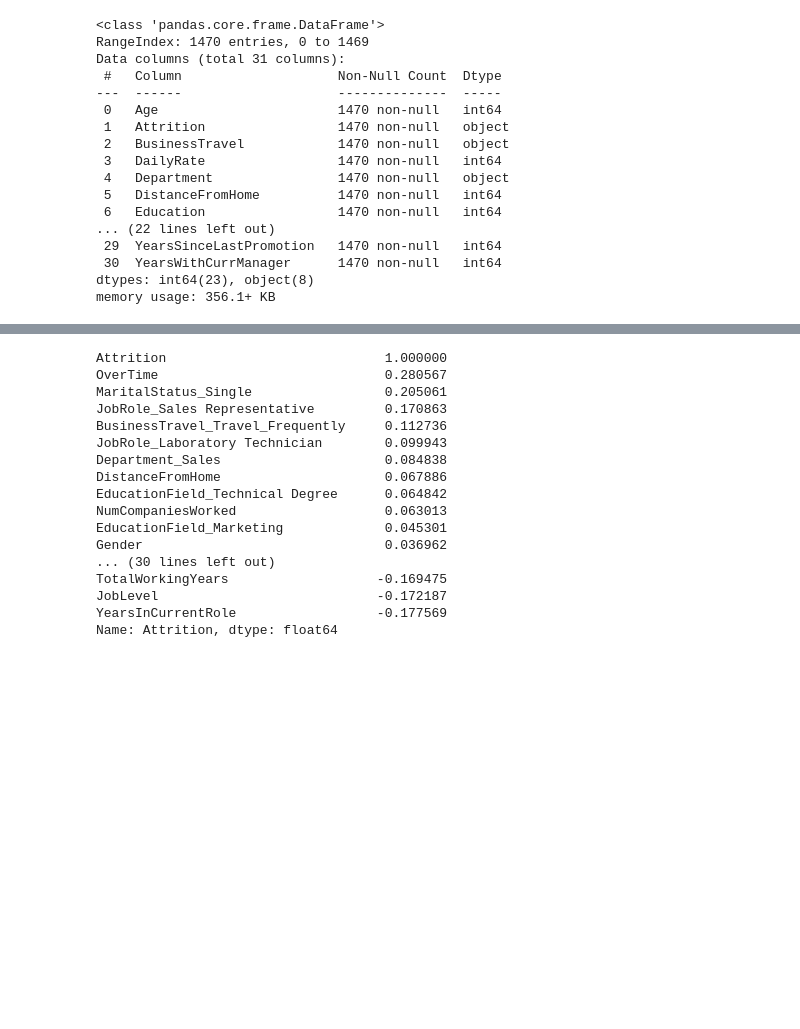
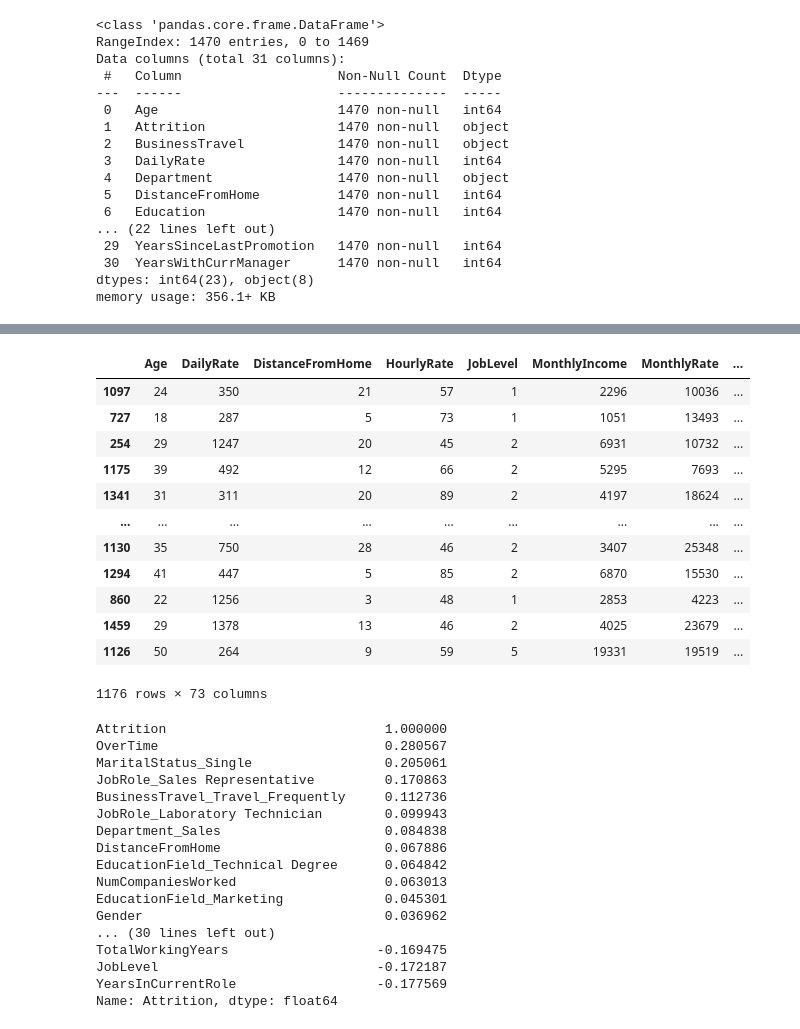
Before and after one commit to SanabuW/attrition_ML, a Jupyter notebook: ml_models/prediction_model1.ipynb, the cells around one changed output, grey strips where cells are left out. Drawn from its saved outputs; the diff is of its cells as text; code cells hidden in the pictures; blank space fills up the shorter version.

```diff
--- a/ml_models/prediction_model1.ipynb
+++ b/ml_models/prediction_model1.ipynb
@@ -7,7 +7,7 @@ import seaborn as sns
 from pprint import pprint
 # %%
 # Read in csv data
-attrition_df = pd.read_csv("data/IBM_attrition_data.csv")
+attrition_df = pd.read_csv("./data/IBM_attrition_data.csv")
 data = attrition_df.copy()
 data
 # %% [output]
@@ -127,11 +109,8 @@ memory usage: 295.8 KB
 # %%
-# Set aside Test Set
+# Set train and test set
 from sklearn.model_selection import train_test_split
 
-# X = attrition_df.drop(["Attrition"], axis=1).values
-# y = attrition_df["Attrition"]
-
-train_set, test_set = train_test_split(attrition_data, test_size=0.2, random_state=42)
+train_set, test_set = train_test_split(data, test_size=0.2, random_state=42)
 
 test_set.shape
 # %% [output]
@@ -142,0 +158,18 @@ attrition_dummy = attrition_data.to_csv(filepath)
+# %%
+# One hot encoding the categorical columns
+train_set = pd.get_dummies(train_set, prefix='', prefix_sep='')
+train_set
+# %% [output]
+|  | Age | DailyRate | DistanceFromHome | HourlyRate | JobLevel | MonthlyIncome | MonthlyRate | ... |
+| 1097 | 24 | 350 | 21 | 57 | 1 | 2296 | 10036 | ... |
+| 727 | 18 | 287 | 5 | 73 | 1 | 1051 | 13493 | ... |
+| 254 | 29 | 1247 | 20 | 45 | 2 | 6931 | 10732 | ... |
+| 1175 | 39 | 492 | 12 | 66 | 2 | 5295 | 7693 | ... |
+| 1341 | 31 | 311 | 20 | 89 | 2 | 4197 | 18624 | ... |
+| ... | ... | ... | ... | ... | ... | ... | ... | ... |
+| 1130 | 35 | 750 | 28 | 46 | 2 | 3407 | 25348 | ... |
+| 1294 | 41 | 447 | 5 | 85 | 2 | 6870 | 15530 | ... |
+| 860 | 22 | 1256 | 3 | 48 | 1 | 2853 | 4223 | ... |
+| 1459 | 29 | 1378 | 13 | 46 | 2 | 4025 | 23679 | ... |
+| 1126 | 50 | 264 | 9 | 59 | 5 | 19331 | 19519 | ... |
+1176 rows × 73 columns
```
Also changed, not shown: parts of 16 cells of this notebook, 4 other files.
